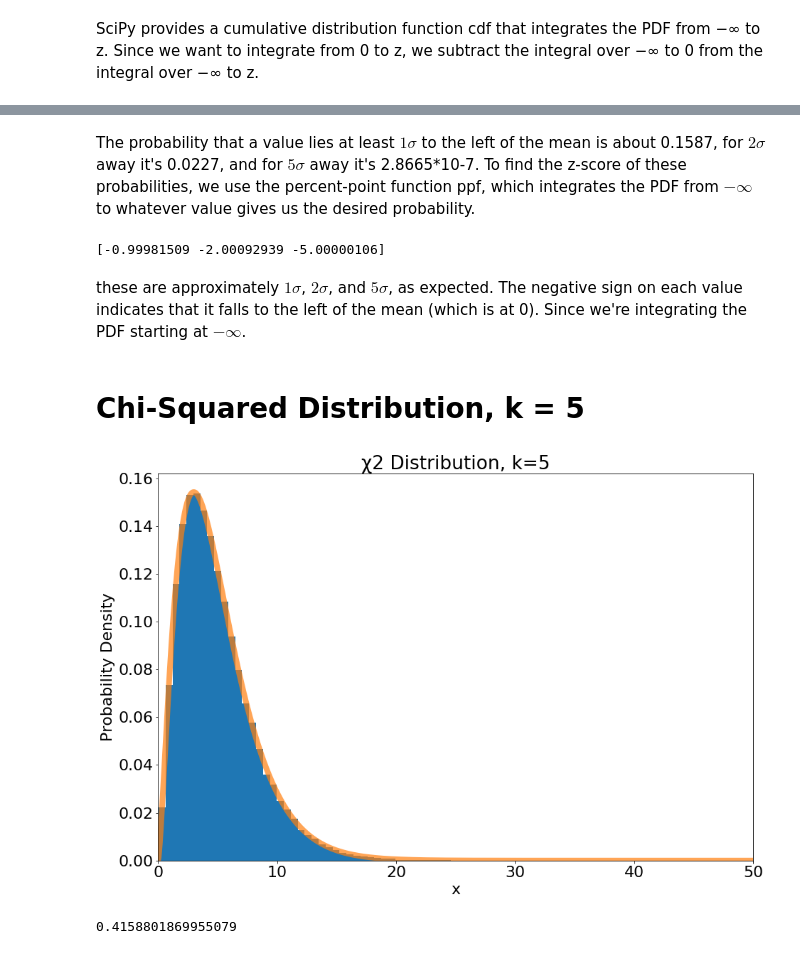
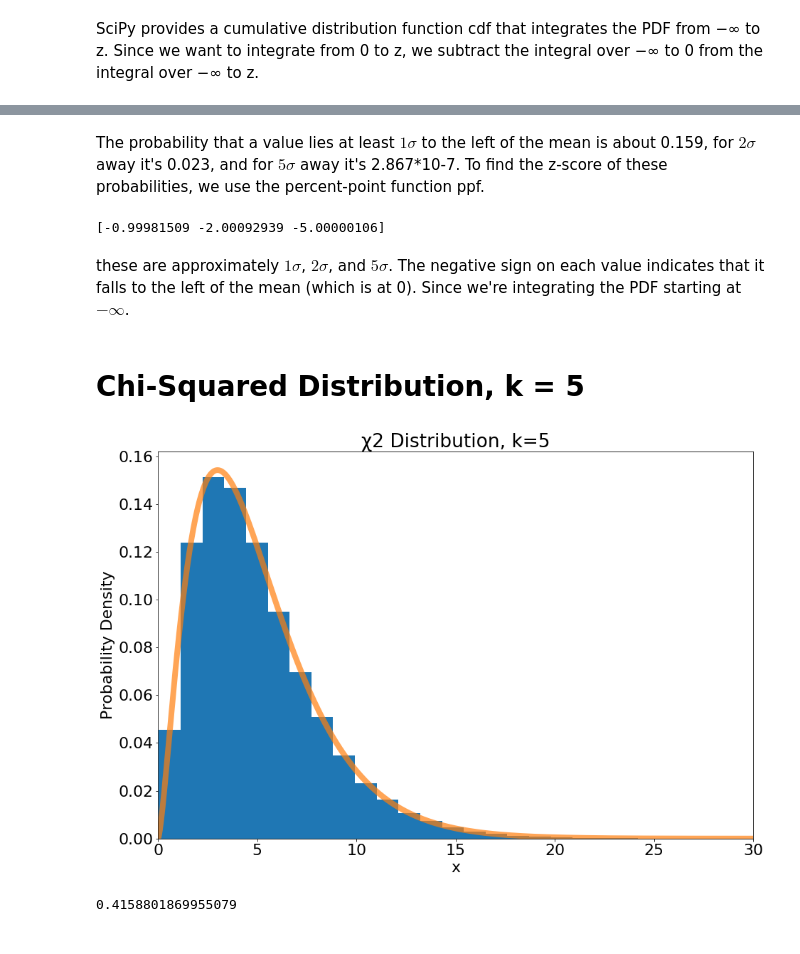
Before and after one commit to noahkim4648/Phys-434-Portfolio, a Jupyter notebook: Lab1/Lab1.ipynb, the cells around one changed output, grey strips where cells are left out. Saved outputs shown, nothing was run; the diff lists cells and outputs as text; code cells hidden in the pictures.

```diff
--- a/Lab1/Lab1.ipynb
+++ b/Lab1/Lab1.ipynb
@@ -55,29 +57,29 @@ pd.DataFrame(table, columns=small_increments, index=large_increments)
 | 0.9 | 0.315940 | 0.318589 | 0.321214 | 0.323814 | 0.326391 | 0.328944 | 0.331472 | 0.333977 | 0.336457 | 0.338913 |
 | 1.0 | 0.341345 | 0.343752 | 0.346136 | 0.348495 | 0.350830 | 0.353141 | 0.355428 | 0.357690 | 0.359929 | 0.362143 |
 # %% [markdown]
-The probability that a value lies at least $1\sigma$ to the left of the mean is about 0.1587, for $2\sigma$ away it's 0.0227, and for $5\sigma$ away it's 2.8665*10-7. To find the z-score of these probabilities, we use the percent-point function ppf, which integrates the PDF from $-\infty$ to whatever value gives us the desired probability.
+The probability that a value lies at least $1\sigma$ to the left of the mean is about 0.159, for $2\sigma$ away it's 0.023, and for $5\sigma$ away it's 2.867*10-7. To find the z-score of these probabilities, we use the percent-point function ppf.
 # %%
 probabilities = np.array([0.1587, 0.0227, 2.8665e-07])
 print(stats.norm.ppf(probabilities))
 # %% [output]
 [-0.99981509 -2.00092939 -5.00000106]
 # %% [markdown]
-these are approximately $1\sigma$, $2\sigma$, and $5\sigma$, as expected. The negative sign on each value indicates that it falls to the left of the mean (which is at 0). Since we're integrating the PDF starting at $-\infty$.
+these are approximately $1\sigma$, $2\sigma$, and $5\sigma$. The negative sign on each value indicates that it falls to the left of the mean (which is at 0). Since we're integrating the PDF starting at $-\infty$.
 # %% [markdown]
 # Chi-Squared Distribution, k = 5
 # %%
 dist = stats.chi2(5)
-samples = dist.rvs(100_000)
+samples = dist.rvs(100000)
 
 plt.title("χ2 Distribution, k=5")
 plt.xlabel("x")
 plt.ylabel("Probability Density")
-plt.hist(samples, 50, density=True)
-plt.xlim([0, 50])
-x = np.linspace(0, 50, 1000)
+plt.hist(samples, 30, density=True)
+plt.xlim([0, 30])
+x = np.linspace(0, 30, 1000)
 plt.plot(x, dist.pdf(x), linewidth = 8, alpha = 0.7);
 # %% [output]
-[figure, old version]
+[figure, new version]
 # %%
 dist.sf(5)
 # %% [output]
```
Also changed, not shown: parts of 1 cell of this notebook.
